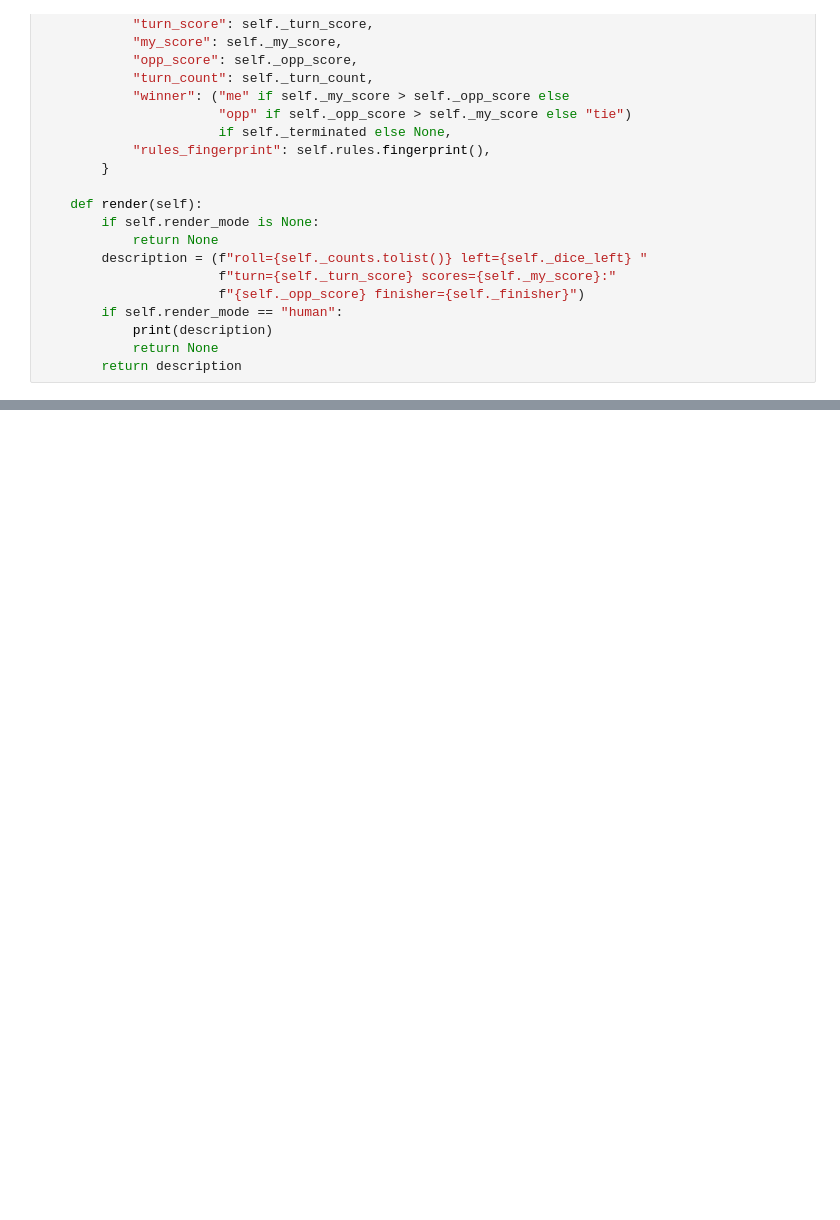
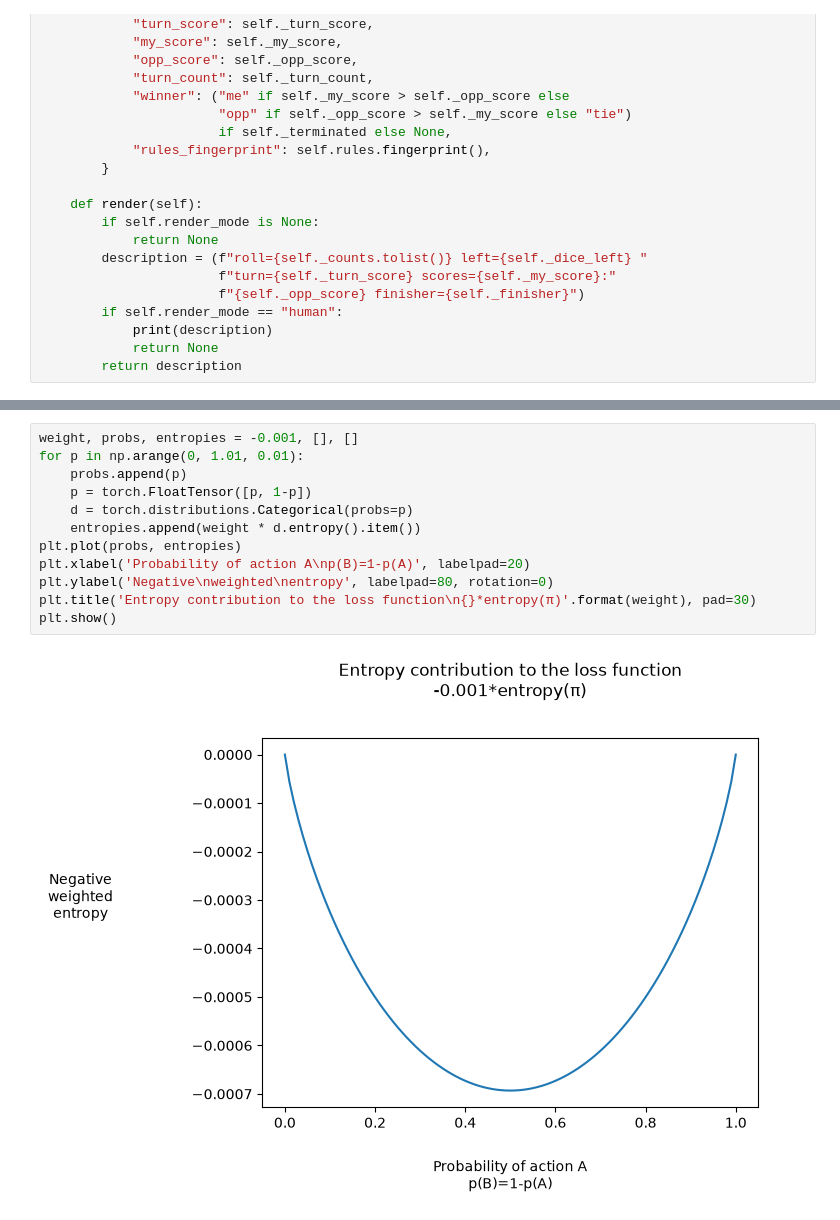
Before and after one commit to petteri9292/Farkle_RL, a Jupyter notebook: Farkle_notebook.ipynb, the cells around one changed output, grey strips where cells are left out. Cells and saved outputs as stored; diff of their text form; blank space fills up the shorter version.

Commit message:
Started adding agent functionality (VPG)

```diff
--- a/Farkle_notebook.ipynb
+++ b/Farkle_notebook.ipynb
@@ -301,0 +444,14 @@ class FarkleEnv(gym.Env):
+# %%
+weight, probs, entropies = -0.001, [], []
+for p in np.arange(0, 1.01, 0.01):
+    probs.append(p)
+    p = torch.FloatTensor([p, 1-p])
+    d = torch.distributions.Categorical(probs=p)
+    entropies.append(weight * d.entropy().item())
+plt.plot(probs, entropies)
+plt.xlabel('Probability of action A\np(B)=1-p(A)', labelpad=20)
+plt.ylabel('Negative\nweighted\nentropy', labelpad=80, rotation=0)
+plt.title('Entropy contribution to the loss function\n{}*entropy(π)'.format(weight), pad=30)
+plt.show()
+# %% [output]
+[figure, added]
```
Also changed, not shown: parts of 8 cells of this notebook.
